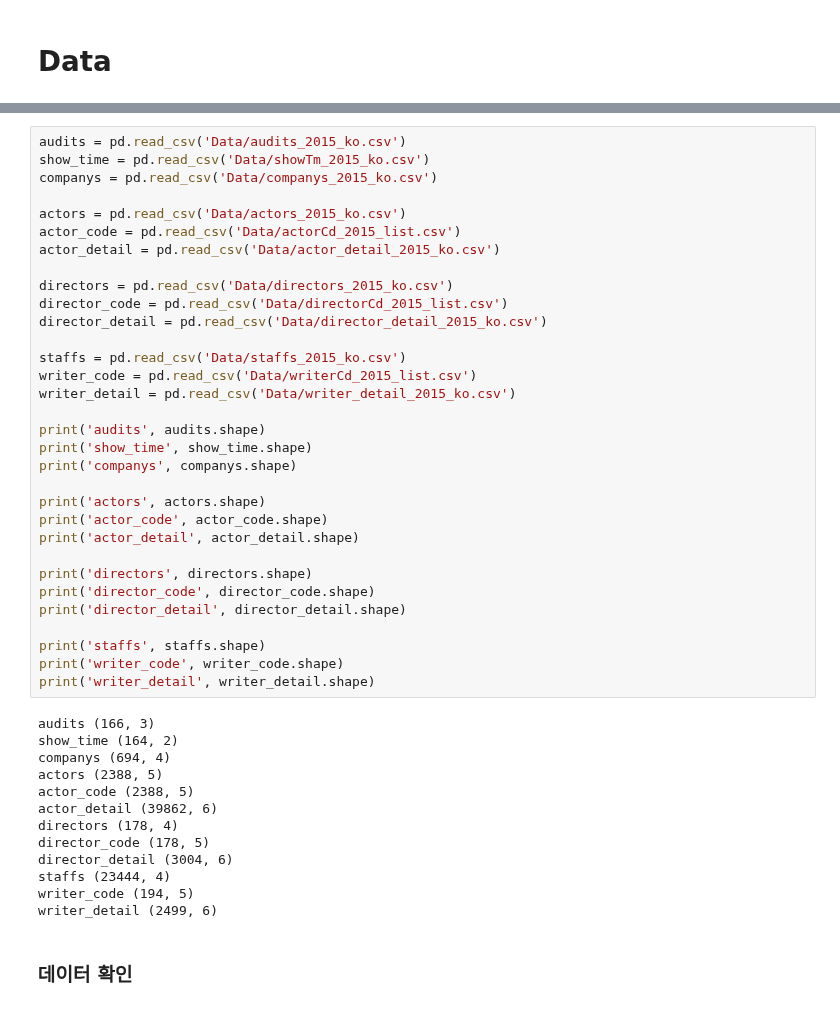
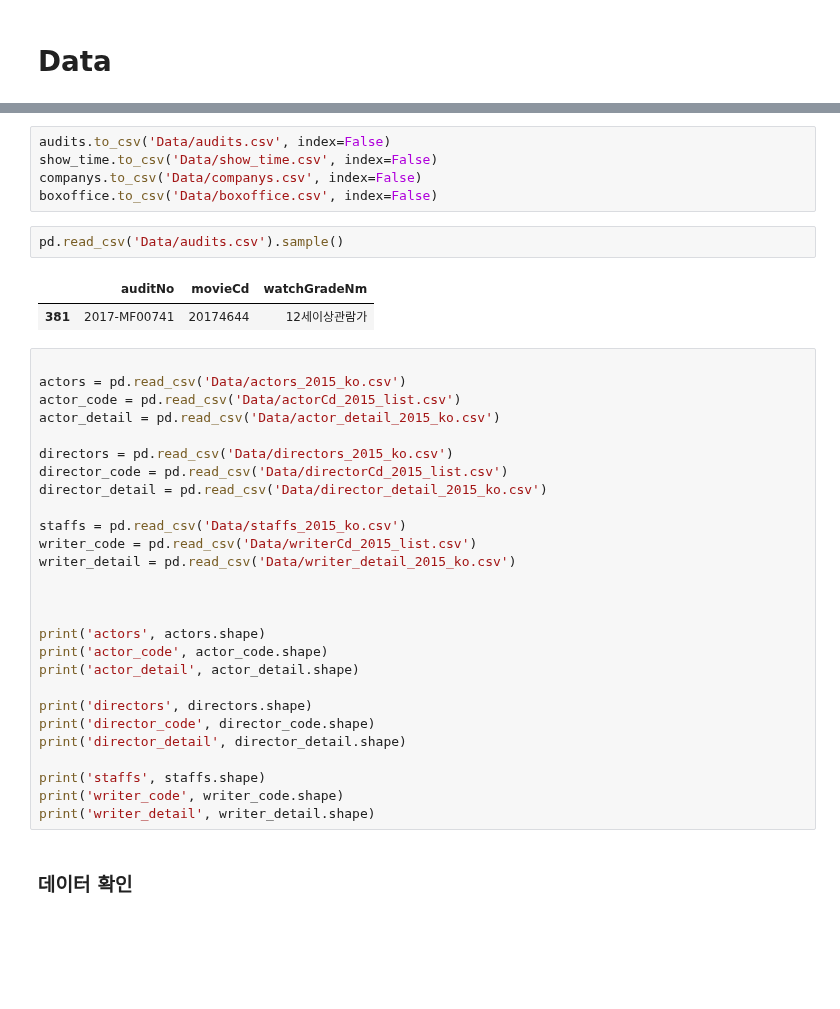
Before and after one commit to kim4pb/Female-led-Korean-Films, a Jupyter notebook: 02.EDA/Data_Concat.ipynb, the cells around one changed output, grey strips where cells are left out. Drawn from its saved outputs; the diff is of its cells as text; blank space fills up the shorter version.

```diff
--- a/Data_Concat.ipynb
+++ b/02.EDA/Data_Concat.ipynb
@@ -18,7 +103,14 @@ warnings.filterwarnings('ignore')
+# %%
+audits.to_csv('Data/audits.csv', index=False)
+show_time.to_csv('Data/show_time.csv', index=False)
+companys.to_csv('Data/companys.csv', index=False)
+boxoffice.to_csv('Data/boxoffice.csv', index=False)
+# %%
+pd.read_csv('Data/audits.csv').sample()
+# %% [output]
+|  | auditNo | movieCd | watchGradeNm |
+| 381 | 2017-MF00741 | 20174644 | 12세이상관람가 |
 # %%
-audits = pd.read_csv('Data/audits_2015_ko.csv')
-show_time = pd.read_csv('Data/showTm_2015_ko.csv')
-companys = pd.read_csv('Data/companys_2015_ko.csv')
 
 actors = pd.read_csv('Data/actors_2015_ko.csv')
 actor_code = pd.read_csv('Data/actorCd_2015_list.csv')
@@ -32,9 +124,7 @@ staffs = pd.read_csv('Data/staffs_2015_ko.csv')
 writer_code = pd.read_csv('Data/writerCd_2015_list.csv')
 writer_detail = pd.read_csv('Data/writer_detail_2015_ko.csv')
 
-print('audits', audits.shape)
-print('show_time', show_time.shape)
-print('companys', companys.shape)
+
 
 print('actors', actors.shape)
 print('actor_code', actor_code.shape)
@@ -47,19 +137,6 @@ print('director_detail', director_detail.shape)
 print('staffs', staffs.shape)
 print('writer_code', writer_code.shape)
 print('writer_detail', writer_detail.shape)
-# %% [output]
-audits (166, 3)
-show_time (164, 2)
-companys (694, 4)
-actors (2388, 5)
-actor_code (2388, 5)
-actor_detail (39862, 6)
-directors (178, 4)
-director_code (178, 5)
-director_detail (3004, 6)
-staffs (23444, 4)
-writer_code (194, 5)
-writer_detail (2499, 6)
 # %% [markdown]
 ### 데이터 확인
 # %%
```
Also changed, not shown: parts of 4 cells of this notebook, 4 other files.
